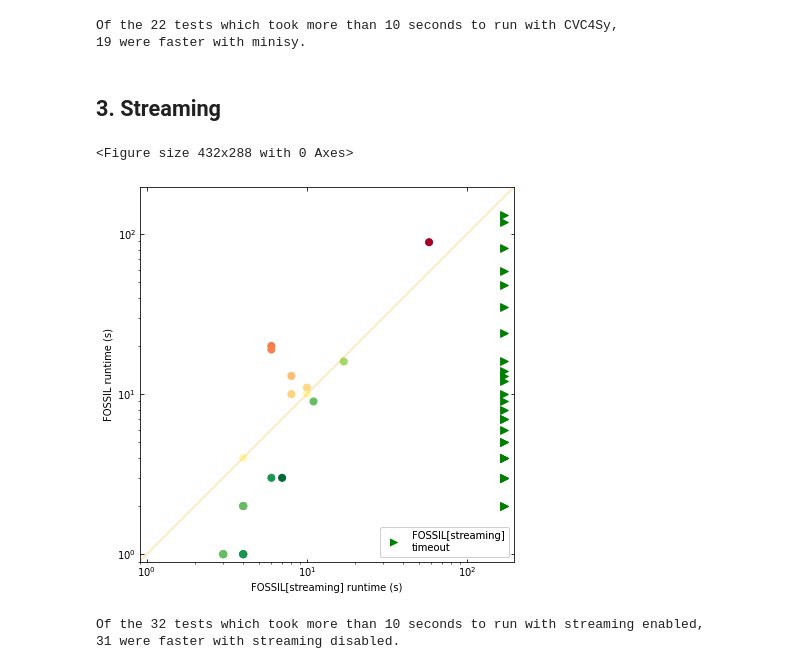
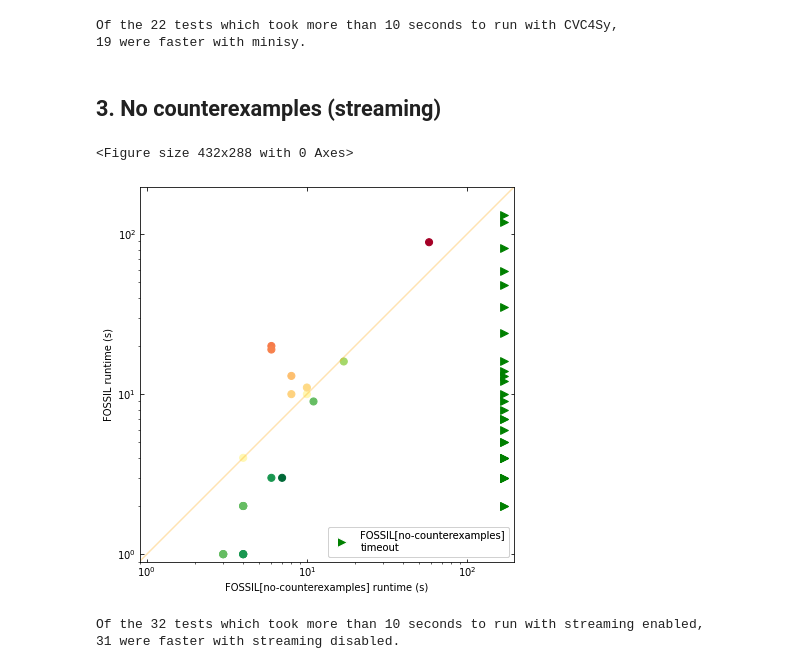
Before and after one commit to muraliadithya/FOSSIL, a Jupyter notebook: plotting/plotter.ipynb, the cells around one changed output. Saved outputs shown, nothing was run; the diff lists cells and outputs as text; code cells hidden in the pictures.

Commit message:
edited axis label for streaming plot

```diff
--- a/plotting/plotter.ipynb
+++ b/plotting/plotter.ipynb
@@ -89,7 +89,7 @@ check_bench(x, y, first_name='CVC4Sy', second_name='minisy')
 Of the 22 tests which took more than 10 seconds to run with CVC4Sy,
 19 were faster with minisy.
 # %% [markdown]
-## 3. Streaming
+## 3. No counterexamples (streaming)
 # %%
 # Process comparison
 _, results_streaming = process_done('streaming.txt')
@@ -97,12 +97,12 @@ streaming = [results_streaming[name][0] for name in names]
 # %%
 # Plot
 m = max([max(streaming), cex_max])
 x = adjust(streaming, mx=m)
 y = adjust(cex, mx=m)
-pretty_plot(x, y, x_name='FOSSIL[streaming]', y_leg='upper left')
+pretty_plot(x, y, x_name='FOSSIL[no-counterexamples]', y_leg='upper left')
 check_bench(x, y, first_name='streaming enabled', second_name='streaming disabled')
 # %% [output]
 <Figure size 432x288 with 0 Axes>
-[figure, old version]
+[figure, new version]
 Of the 32 tests which took more than 10 seconds to run with streaming enabled,
 31 were faster with streaming disabled.
```
Also changed, not shown: parts of 1 cell of this notebook, 2 other files.
